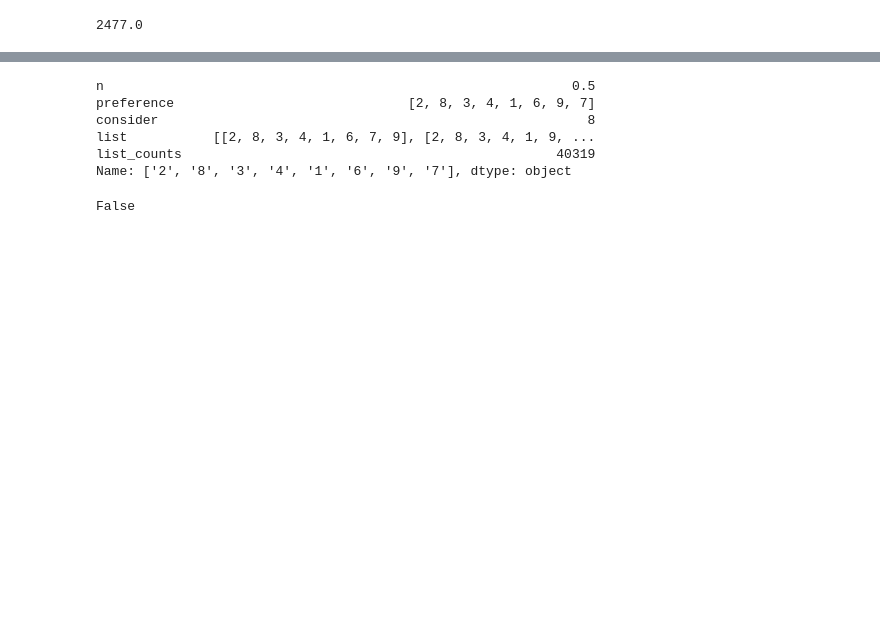
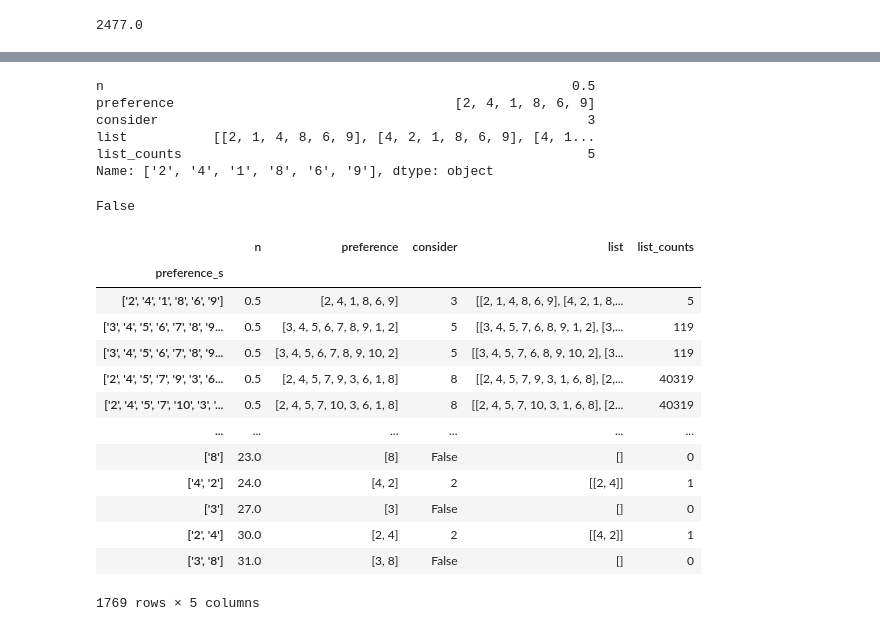
Before and after one commit to juanluislopez24/CSC_homework_3_group4, a Jupyter notebook: STV.ipynb, the cells around one changed output, grey strips where cells are left out. Cells and saved outputs as stored; diff of their text form; code cells hidden in the pictures; blank space fills up the shorter version.

```diff
--- a/STV.ipynb
+++ b/STV.ipynb
@@ -310,10 +352,10 @@ re.sub('[\]\[\']', '', df_filtered.index.to_list()[0]).split(', ')
 # %%
-df_filtered.loc[df_filtered.index.to_list()[0],:]
+df.loc[df.index.to_list()[0],:]
 # %% [output]
 n                                                            0.5
-preference                              [2, 8, 3, 4, 1, 6, 9, 7]
-consider                                                       8
-list           [[2, 8, 3, 4, 1, 6, 7, 9], [2, 8, 3, 4, 1, 9, ...
-list_counts                                                40319
-Name: ['2', '8', '3', '4', '1', '6', '9', '7'], dtype: object
+preference                                    [2, 4, 1, 8, 6, 9]
+consider                                                       3
+list           [[2, 1, 4, 8, 6, 9], [4, 2, 1, 8, 6, 9], [4, 1...
+list_counts                                                    5
+Name: ['2', '4', '1', '8', '6', '9'], dtype: object
 # %%
@@ -321,3 +363,20 @@ Name: ['2', '8', '3', '4', '1', '6', '9', '7'], dtype: object
 # %% [output]
 False
+# %%
+df
+# %% [output]
+|  | n | preference | consider | list | list_counts |
+| preference_s |  |  |  |  |  |
+| ['2', '4', '1', '8', '6', '9'] | 0.5 | [2, 4, 1, 8, 6, 9] | 3 | [[2, 1, 4, 8, 6, 9], [4, 2, 1, 8,... | 5 |
+| ['3', '4', '5', '6', '7', '8', '9... | 0.5 | [3, 4, 5, 6, 7, 8, 9, 1, 2] | 5 | [[3, 4, 5, 7, 6, 8, 9, 1, 2], [3,... | 119 |
+| ['3', '4', '5', '6', '7', '8', '9... | 0.5 | [3, 4, 5, 6, 7, 8, 9, 10, 2] | 5 | [[3, 4, 5, 7, 6, 8, 9, 10, 2], [3... | 119 |
+| ['2', '4', '5', '7', '9', '3', '6... | 0.5 | [2, 4, 5, 7, 9, 3, 6, 1, 8] | 8 | [[2, 4, 5, 7, 9, 3, 1, 6, 8], [2,... | 40319 |
+| ['2', '4', '5', '7', '10', '3', '... | 0.5 | [2, 4, 5, 7, 10, 3, 6, 1, 8] | 8 | [[2, 4, 5, 7, 10, 3, 1, 6, 8], [2... | 40319 |
+| ... | ... | ... | ... | ... | ... |
+| ['8'] | 23.0 | [8] | False | [] | 0 |
+| ['4', '2'] | 24.0 | [4, 2] | 2 | [[2, 4]] | 1 |
+| ['3'] | 27.0 | [3] | False | [] | 0 |
+| ['2', '4'] | 30.0 | [2, 4] | 2 | [[4, 2]] | 1 |
+| ['3', '8'] | 31.0 | [3, 8] | False | [] | 0 |
+1769 rows × 5 columns
 # %%
```
Also changed, not shown: parts of 35 cells of this notebook.
